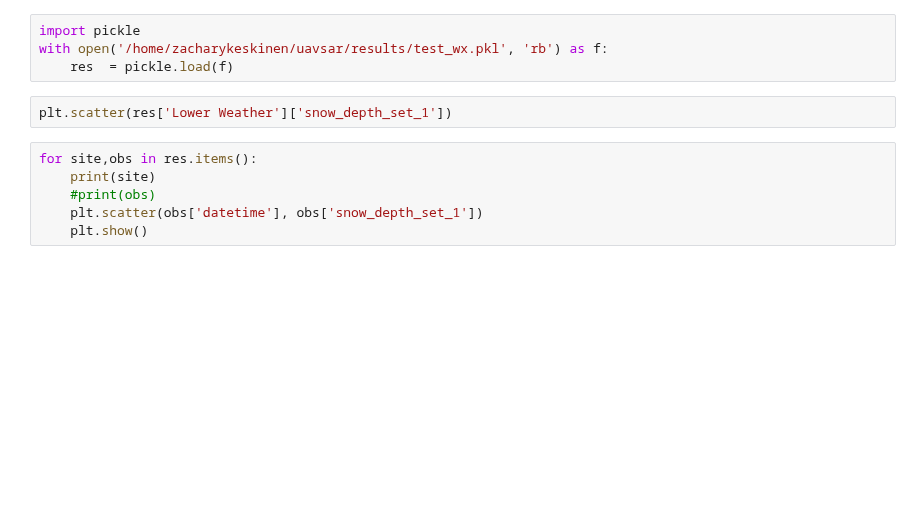
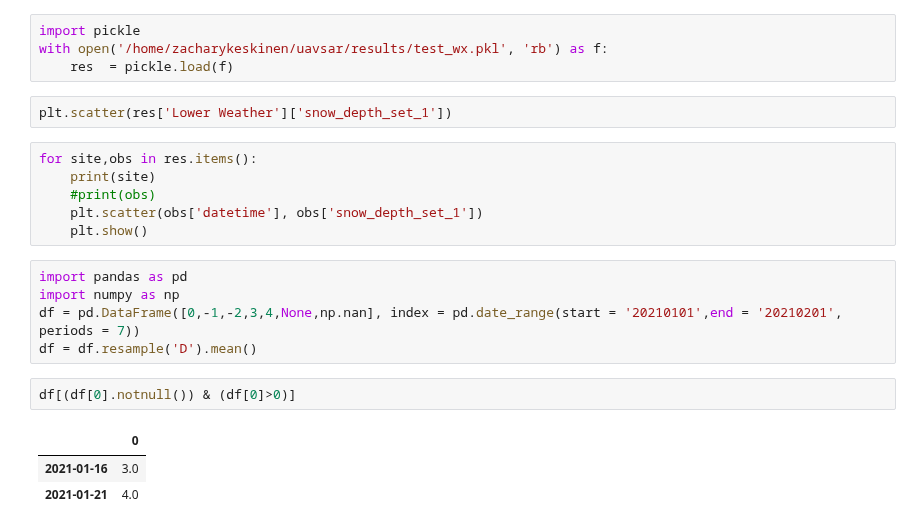
Before and after one commit to ZachHoppinen/uavsar, a Jupyter notebook: src/play/meso_play.ipynb, the cells around one changed output. Cells and saved outputs as stored; diff of their text form; blank space fills up the shorter version.

```diff
--- a/src/funcs/meso_play.ipynb
+++ b/src/play/meso_play.ipynb
@@ -233,3 +242,14 @@ for site,obs in res.items():
     #print(obs)
     plt.scatter(obs['datetime'], obs['snow_depth_set_1'])
     plt.show()
+# %%
+import pandas as pd
+import numpy as np
+df = pd.DataFrame([0,-1,-2,3,4,None,np.nan], index = pd.date_range(start = '20210101',end = '20210201', periods = 7))
+df = df.resample('D').mean()
+# %%
+df[(df[0].notnull()) & (df[0]>0)]
+# %% [output]
+|  | 0 |
+| 2021-01-16 | 3.0 |
+| 2021-01-21 | 4.0 |
```
Also changed, not shown: parts of 5 cells of this notebook, 8 other files.
